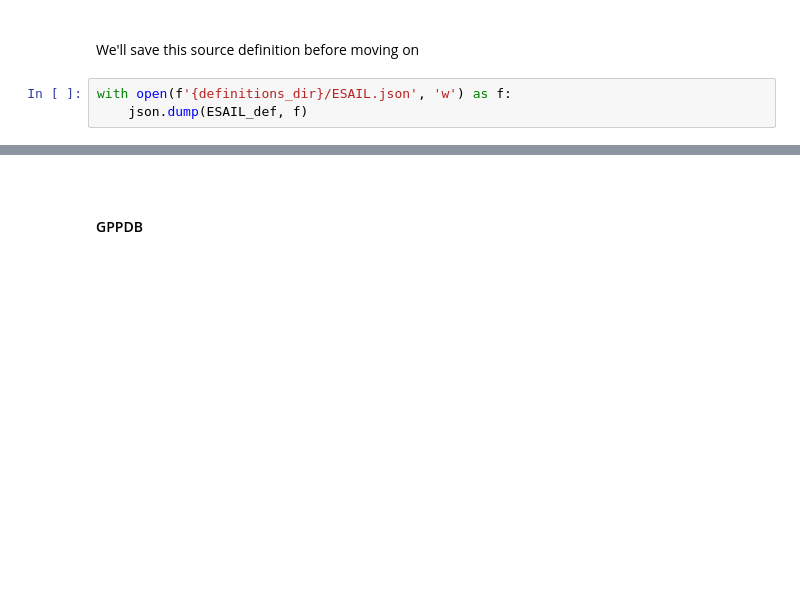
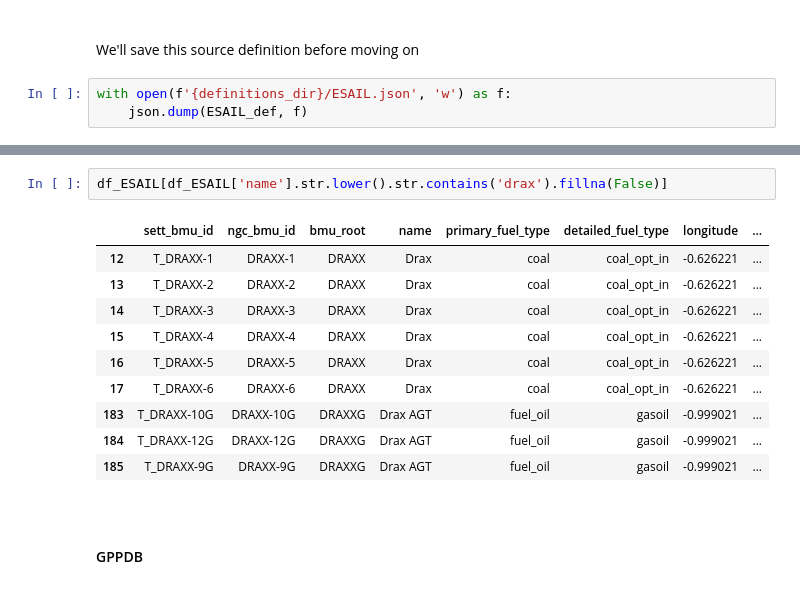
Before and after one commit to OSUKED/Power-Station-Dictionary, a Jupyter notebook: nbs/02-data-definitions.ipynb, the cells around one changed output, grey strips where cells are left out. Drawn from its saved outputs; the diff is of its cells as text; blank space fills up the shorter version.

```diff
--- a/nbs/02-data-definitions.ipynb
+++ b/nbs/02-data-definitions.ipynb
@@ -191,3 +255,16 @@ with open(f'{definitions_dir}/ESAIL.json', 'w') as f:
+# %%
+df_ESAIL[df_ESAIL['name'].str.lower().str.contains('drax').fillna(False)]
+# %% [output]
+|  | sett_bmu_id | ngc_bmu_id | bmu_root | name | primary_fuel_type | detailed_fuel_type | longitude | ... |
+| 12 | T_DRAXX-1 | DRAXX-1 | DRAXX | Drax | coal | coal_opt_in | -0.626221 | ... |
+| 13 | T_DRAXX-2 | DRAXX-2 | DRAXX | Drax | coal | coal_opt_in | -0.626221 | ... |
+| 14 | T_DRAXX-3 | DRAXX-3 | DRAXX | Drax | coal | coal_opt_in | -0.626221 | ... |
+| 15 | T_DRAXX-4 | DRAXX-4 | DRAXX | Drax | coal | coal_opt_in | -0.626221 | ... |
+| 16 | T_DRAXX-5 | DRAXX-5 | DRAXX | Drax | coal | coal_opt_in | -0.626221 | ... |
+| 17 | T_DRAXX-6 | DRAXX-6 | DRAXX | Drax | coal | coal_opt_in | -0.626221 | ... |
+| 183 | T_DRAXX-10G | DRAXX-10G | DRAXXG | Drax AGT | fuel_oil | gasoil | -0.999021 | ... |
+| 184 | T_DRAXX-12G | DRAXX-12G | DRAXXG | Drax AGT | fuel_oil | gasoil | -0.999021 | ... |
+| 185 | T_DRAXX-9G | DRAXX-9G | DRAXXG | Drax AGT | fuel_oil | gasoil | -0.999021 | ... |
 # %% [markdown]
 <br>
 
```
Also changed, not shown: parts of 6 cells of this notebook, 7 other files.
